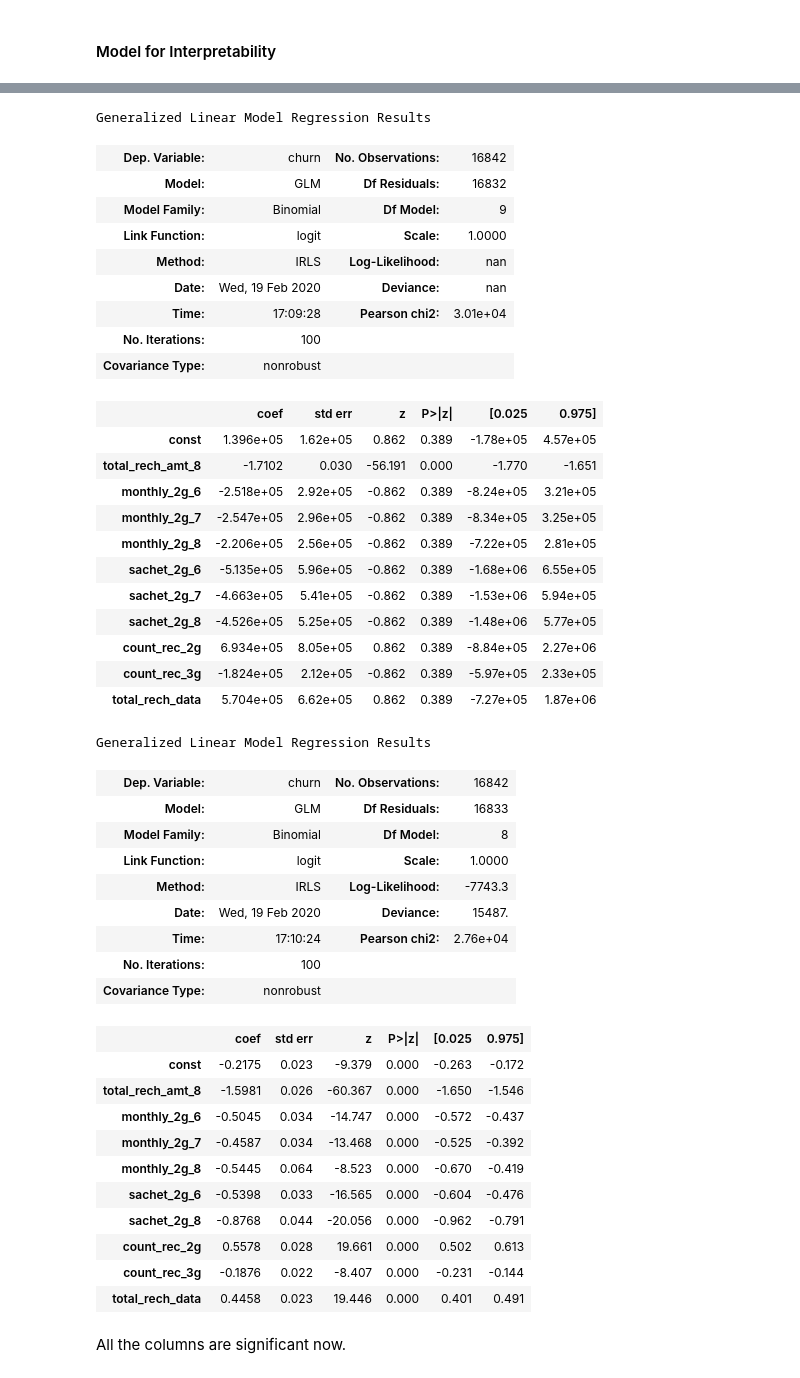
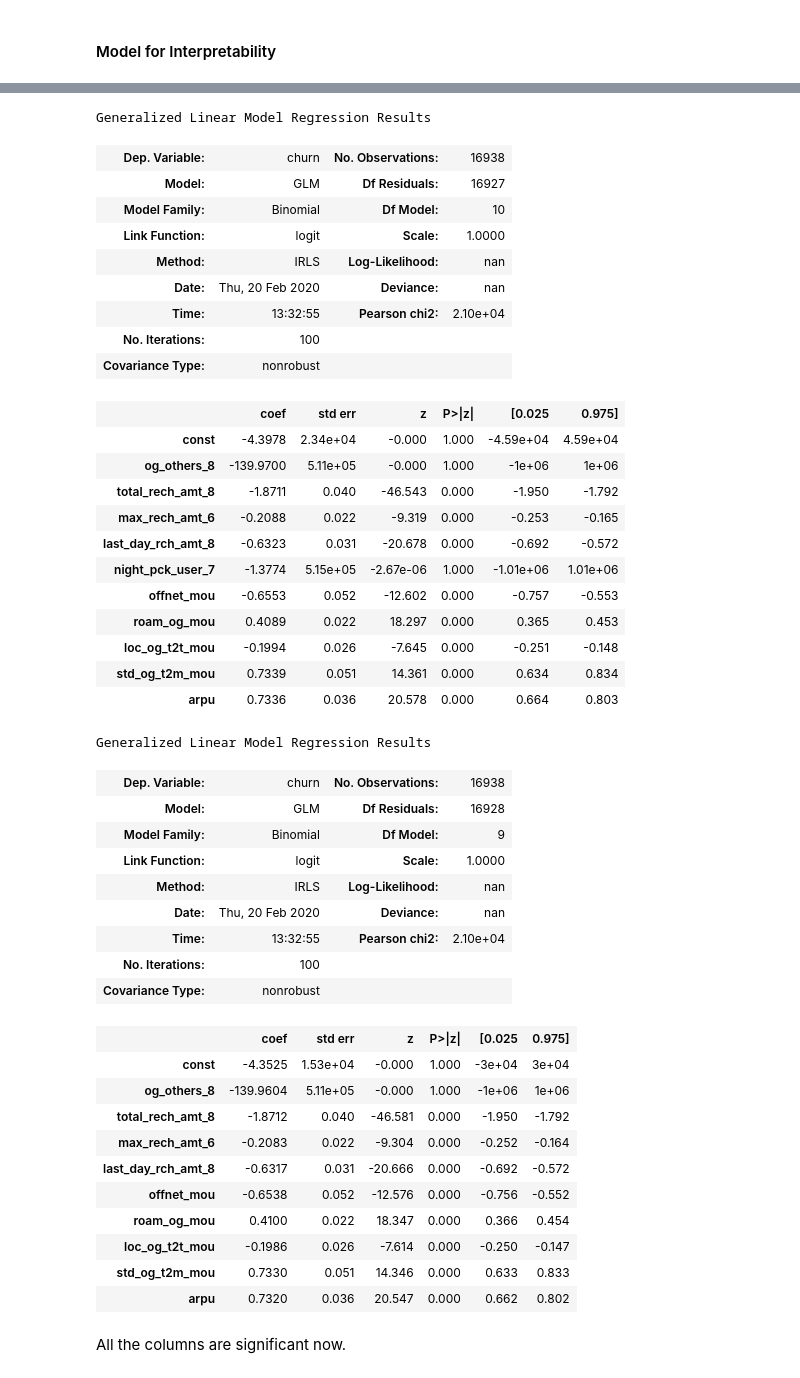
Before and after one commit to Shakeebbk/telecom-churn-case-study, a Jupyter notebook: Solution.ipynb, the cells around one changed output, grey strips where cells are left out. Drawn from its saved outputs; the diff is of its cells as text; code cells hidden in the pictures.

```diff
--- a/Solution.ipynb
+++ b/Solution.ipynb
@@ -547,3 +547,7 @@ pretty_print_cols_list(float_cols)
 ['roam_og_mou_7', 'loc_og_t2t_mou_7', 'loc_og_t2m_mou_7', 'loc_og_t2f_mou_7', 'loc_og_t2c_mou_7']
 ['loc_og_mou_7', 'std_og_t2t_mou_7', 'std_og_t2m_mou_7', 'std_og_t2f_mou_7', 'std_og_mou_7']
 ['onnet_mou_7', 'spl_og_mou_7', 'og_others_7', 'ic_others_7']
+# %%
+from fancyimpute import IterativeImputer
+cols = master_df.columns
+master_df = pd.DataFrame(IterativeImputer().fit_transform(master_df), columns=cols)
@@ -550,7 +556,7 @@ pretty_print_cols_list(float_cols)
 # %%
-for c in float_cols:
-    mean_val = master_df[c].mean()
-    master_df[c] = master_df[c].fillna(mean_val)
+# for c in float_cols:
+#     mean_val = master_df[c].mean()
+#     master_df[c] = master_df[c].fillna(mean_val)
 # %%
 missing_values = get_missing_value_df()
 missing_values
@@ -1431,54 +1436,54 @@ lm = sm.GLM(y_train, X_train_sm, family=sm.families.Binomial())
 lm.fit().summary()
 # %% [output]
 Generalized Linear Model Regression Results
-| Dep. Variable: | churn | No. Observations: | 16842 |
-| Model: | GLM | Df Residuals: | 16832 |
-| Model Family: | Binomial | Df Model: | 9 |
+| Dep. Variable: | churn | No. Observations: | 16938 |
+| Model: | GLM | Df Residuals: | 16927 |
+| Model Family: | Binomial | Df Model: | 10 |
 | Link Function: | logit | Scale: | 1.0000 |
 | Method: | IRLS | Log-Likelihood: | nan |
-| Date: | Wed, 19 Feb 2020 | Deviance: | nan |
-| Time: | 17:09:28 | Pearson chi2: | 3.01e+04 |
+| Date: | Thu, 20 Feb 2020 | Deviance: | nan |
+| Time: | 13:32:55 | Pearson chi2: | 2.10e+04 |
 | No. Iterations: | 100 |  |  |
 | Covariance Type: | nonrobust |  |  |
 |  | coef | std err | z | P>|z| | [0.025 | 0.975] |
-| const | 1.396e+05 | 1.62e+05 | 0.862 | 0.389 | -1.78e+05 | 4.57e+05 |
-| total_rech_amt_8 | -1.7102 | 0.030 | -56.191 | 0.000 | -1.770 | -1.651 |
-| monthly_2g_6 | -2.518e+05 | 2.92e+05 | -0.862 | 0.389 | -8.24e+05 | 3.21e+05 |
-| monthly_2g_7 | -2.547e+05 | 2.96e+05 | -0.862 | 0.389 | -8.34e+05 | 3.25e+05 |
-| monthly_2g_8 | -2.206e+05 | 2.56e+05 | -0.862 | 0.389 | -7.22e+05 | 2.81e+05 |
-| sachet_2g_6 | -5.135e+05 | 5.96e+05 | -0.862 | 0.389 | -1.68e+06 | 6.55e+05 |
-| sachet_2g_7 | -4.663e+05 | 5.41e+05 | -0.862 | 0.389 | -1.53e+06 | 5.94e+05 |
-| sachet_2g_8 | -4.526e+05 | 5.25e+05 | -0.862 | 0.389 | -1.48e+06 | 5.77e+05 |
-| count_rec_2g | 6.934e+05 | 8.05e+05 | 0.862 | 0.389 | -8.84e+05 | 2.27e+06 |
-| count_rec_3g | -1.824e+05 | 2.12e+05 | -0.862 | 0.389 | -5.97e+05 | 2.33e+05 |
-| total_rech_data | 5.704e+05 | 6.62e+05 | 0.862 | 0.389 | -7.27e+05 | 1.87e+06 |
+| const | -4.3978 | 2.34e+04 | -0.000 | 1.000 | -4.59e+04 | 4.59e+04 |
+| og_others_8 | -139.9700 | 5.11e+05 | -0.000 | 1.000 | -1e+06 | 1e+06 |
+| total_rech_amt_8 | -1.8711 | 0.040 | -46.543 | 0.000 | -1.950 | -1.792 |
+| max_rech_amt_6 | -0.2088 | 0.022 | -9.319 | 0.000 | -0.253 | -0.165 |
+| last_day_rch_amt_8 | -0.6323 | 0.031 | -20.678 | 0.000 | -0.692 | -0.572 |
+| night_pck_user_7 | -1.3774 | 5.15e+05 | -2.67e-06 | 1.000 | -1.01e+06 | 1.01e+06 |
+| offnet_mou | -0.6553 | 0.052 | -12.602 | 0.000 | -0.757 | -0.553 |
+| roam_og_mou | 0.4089 | 0.022 | 18.297 | 0.000 | 0.365 | 0.453 |
+| loc_og_t2t_mou | -0.1994 | 0.026 | -7.645 | 0.000 | -0.251 | -0.148 |
+| std_og_t2m_mou | 0.7339 | 0.051 | 14.361 | 0.000 | 0.634 | 0.834 |
+| arpu | 0.7336 | 0.036 | 20.578 | 0.000 | 0.664 | 0.803 |
 # %%
-cols = cols.drop('sachet_2g_7')
+cols = cols.drop('night_pck_user_7')
 X_train_sm = sm.add_constant(X_train[cols])
 lm = sm.GLM(y_train, X_train_sm, family=sm.families.Binomial())
 lm.fit().summary()
 # %% [output]
 Generalized Linear Model Regression Results
-| Dep. Variable: | churn | No. Observations: | 16842 |
-| Model: | GLM | Df Residuals: | 16833 |
-| Model Family: | Binomial | Df Model: | 8 |
+| Dep. Variable: | churn | No. Observations: | 16938 |
+| Model: | GLM | Df Residuals: | 16928 |
+| Model Family: | Binomial | Df Model: | 9 |
 | Link Function: | logit | Scale: | 1.0000 |
-| Method: | IRLS | Log-Likelihood: | -7743.3 |
-| Date: | Wed, 19 Feb 2020 | Deviance: | 15487. |
-| Time: | 17:10:24 | Pearson chi2: | 2.76e+04 |
+| Method: | IRLS | Log-Likelihood: | nan |
+| Date: | Thu, 20 Feb 2020 | Deviance: | nan |
+| Time: | 13:32:55 | Pearson chi2: | 2.10e+04 |
 | No. Iterations: | 100 |  |  |
 | Covariance Type: | nonrobust |  |  |
 |  | coef | std err | z | P>|z| | [0.025 | 0.975] |
-| const | -0.2175 | 0.023 | -9.379 | 0.000 | -0.263 | -0.172 |
-| total_rech_amt_8 | -1.5981 | 0.026 | -60.367 | 0.000 | -1.650 | -1.546 |
-| monthly_2g_6 | -0.5045 | 0.034 | -14.747 | 0.000 | -0.572 | -0.437 |
-| monthly_2g_7 | -0.4587 | 0.034 | -13.468 | 0.000 | -0.525 | -0.392 |
-| monthly_2g_8 | -0.5445 | 0.064 | -8.523 | 0.000 | -0.670 | -0.419 |
-| sachet_2g_6 | -0.5398 | 0.033 | -16.565 | 0.000 | -0.604 | -0.476 |
-| sachet_2g_8 | -0.8768 | 0.044 | -20.056 | 0.000 | -0.962 | -0.791 |
-| count_rec_2g | 0.5578 | 0.028 | 19.661 | 0.000 | 0.502 | 0.613 |
-| count_rec_3g | -0.1876 | 0.022 | -8.407 | 0.000 | -0.231 | -0.144 |
-| total_rech_data | 0.4458 | 0.023 | 19.446 | 0.000 | 0.401 | 0.491 |
+| const | -4.3525 | 1.53e+04 | -0.000 | 1.000 | -3e+04 | 3e+04 |
+| og_others_8 | -139.9604 | 5.11e+05 | -0.000 | 1.000 | -1e+06 | 1e+06 |
+| total_rech_amt_8 | -1.8712 | 0.040 | -46.581 | 0.000 | -1.950 | -1.792 |
+| max_rech_amt_6 | -0.2083 | 0.022 | -9.304 | 0.000 | -0.252 | -0.164 |
+| last_day_rch_amt_8 | -0.6317 | 0.031 | -20.666 | 0.000 | -0.692 | -0.572 |
+| offnet_mou | -0.6538 | 0.052 | -12.576 | 0.000 | -0.756 | -0.552 |
+| roam_og_mou | 0.4100 | 0.022 | 18.347 | 0.000 | 0.366 | 0.454 |
+| loc_og_t2t_mou | -0.1986 | 0.026 | -7.614 | 0.000 | -0.250 | -0.147 |
+| std_og_t2m_mou | 0.7330 | 0.051 | 14.346 | 0.000 | 0.633 | 0.833 |
+| arpu | 0.7320 | 0.036 | 20.547 | 0.000 | 0.662 | 0.802 |
 # %% [markdown]
 All the columns are significant now.
 # %%
```
Also changed, not shown: parts of 28 cells of this notebook.
